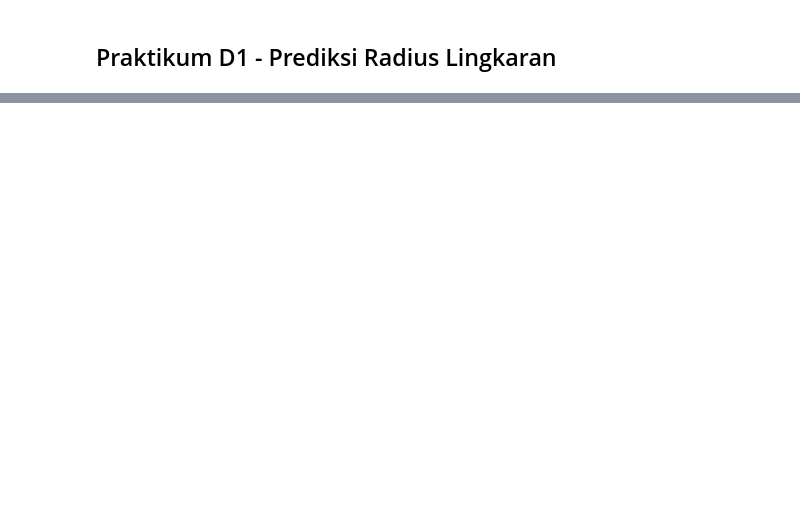
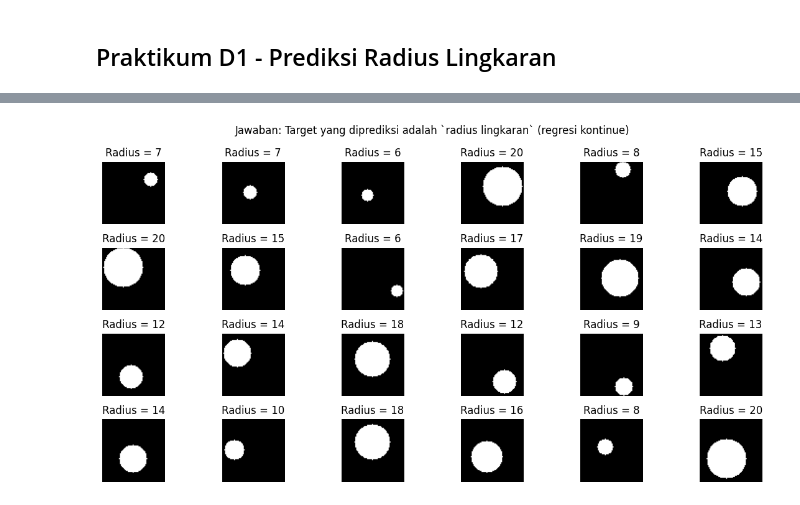
Before and after one commit to azkbrqlna/2025-ComputerVision, a Jupyter notebook: Jobsheet3_RegresiGambar.ipynb, the cells around one changed output, grey strips where cells are left out. Drawn from its saved outputs; the diff is of its cells as text; code cells hidden in the pictures; blank space fills up the shorter version.

```diff
--- a/Jobsheet3_RegresiGambar.ipynb
+++ b/Jobsheet3_RegresiGambar.ipynb
@@ -140,0 +46,13 @@ D1 Results — MAE=0.944 | RMSE=1.153 | R²=0.938
+# %%
+plt.figure(figsize=(12, 6))
+for i in range(N_show):
+  plt.subplot(rows, cols, i+1)
+  plt.imshow(imgs[i].squeeze(), cmap='gray')
+  plt.title(f"Radius = {int(rads[i])}")
+  plt.axis('off')
+
+plt.suptitle("Jawaban: Target yang diprediksi adalah `radius lingkaran` (regresi kontinue)")
+plt.tight_layout()
+plt.show()
+# %% [output]
+[figure, added]
```
Also changed, not shown: parts of 3 cells of this notebook.
